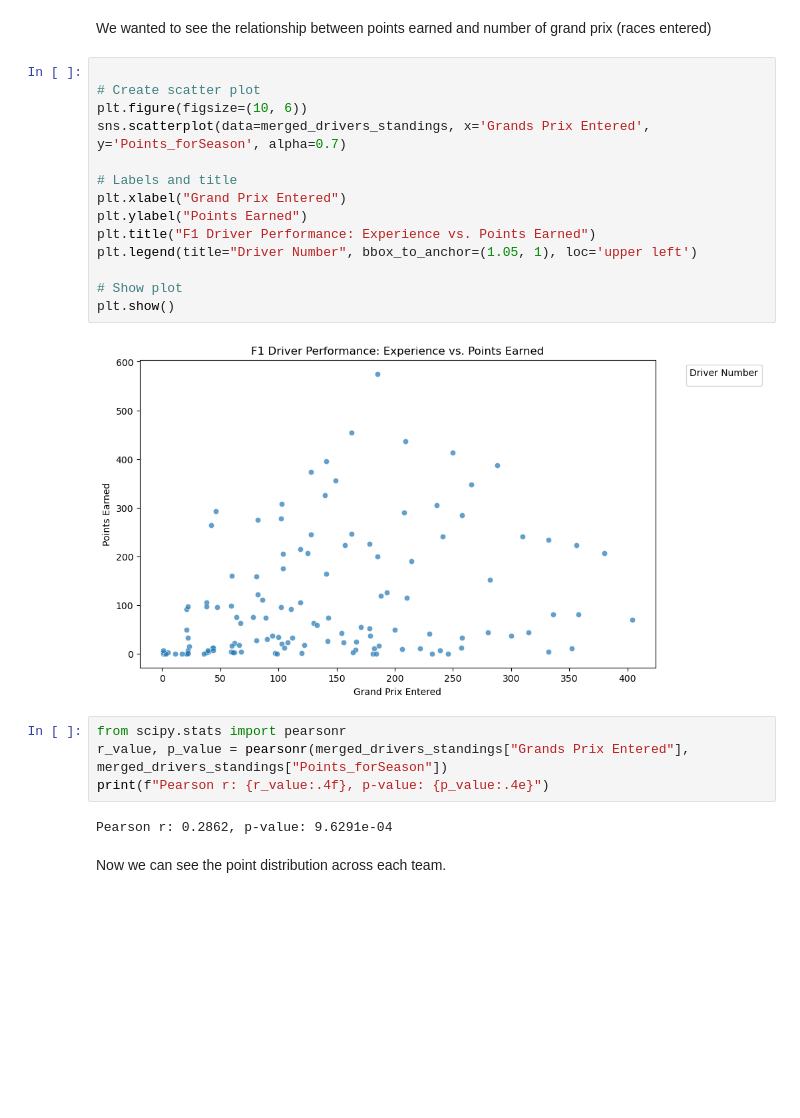
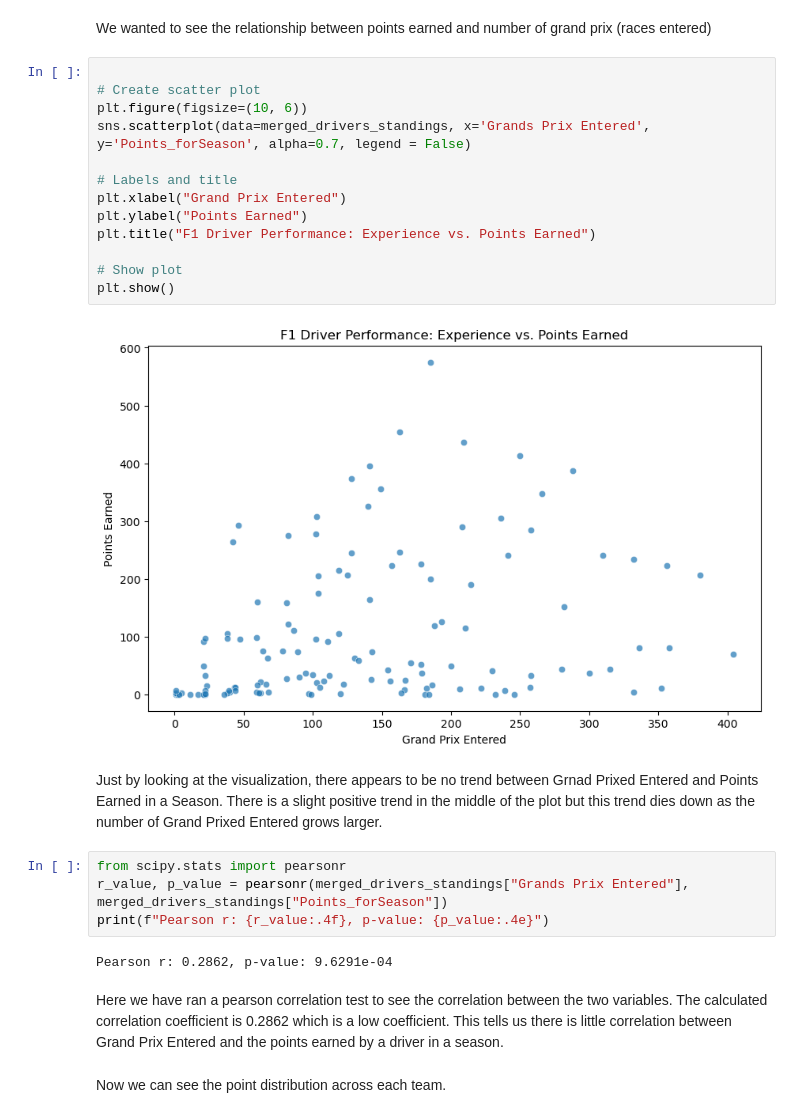
Before and after one commit to Dekamayaro/F1-Prediction-Project, a Jupyter notebook: project.ipynb, the cells around one changed output. Drawn from its saved outputs; the diff is of its cells as text; blank space fills up the shorter version.

```diff
--- a/project.ipynb
+++ b/project.ipynb
@@ -279,25 +281,28 @@ We wanted to see the relationship between points earned and number of grand prix
 # %%
 
 # Create scatter plot
 plt.figure(figsize=(10, 6))
-sns.scatterplot(data=merged_drivers_standings, x='Grands Prix Entered', y='Points_forSeason', alpha=0.7)
+sns.scatterplot(data=merged_drivers_standings, x='Grands Prix Entered', y='Points_forSeason', alpha=0.7, legend = False)
 
 # Labels and title
 plt.xlabel("Grand Prix Entered")
 plt.ylabel("Points Earned")
 plt.title("F1 Driver Performance: Experience vs. Points Earned")
-plt.legend(title="Driver Number", bbox_to_anchor=(1.05, 1), loc='upper left')
 
 # Show plot
 plt.show()
 # %% [output]
-[figure, old version]
+[figure, new version]
+# %% [markdown]
+Just by looking at the visualization, there appears to be no trend between Grnad Prixed Entered and Points Earned in a Season. There is a slight positive trend in the middle of the plot but this trend dies down as the number of Grand Prixed Entered grows larger.
 # %%
 from scipy.stats import pearsonr
 r_value, p_value = pearsonr(merged_drivers_standings["Grands Prix Entered"], merged_drivers_standings["Points_forSeason"])
 print(f"Pearson r: {r_value:.4f}, p-value: {p_value:.4e}")
 # %% [output]
 Pearson r: 0.2862, p-value: 9.6291e-04
+# %% [markdown]
+Here we have ran a pearson correlation test to see the correlation between the two variables. The calculated correlation coefficient is 0.2862 which is a low coefficient. This tells us there is little correlation between Grand Prix Entered and the points earned by a driver in a season.
 # %% [markdown]
 Now we can see the point distribution across each team.
 # %%
```
Also changed, not shown: parts of 11 cells of this notebook.
